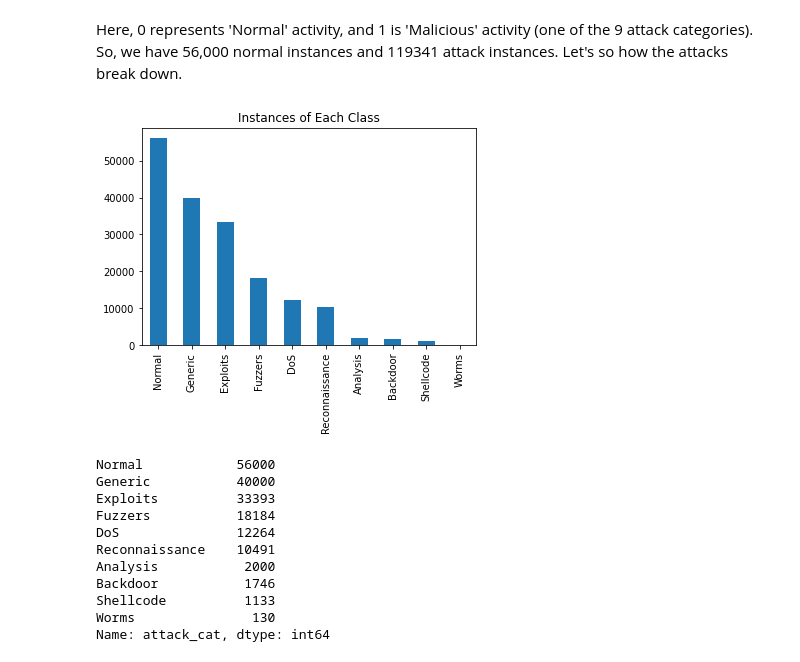
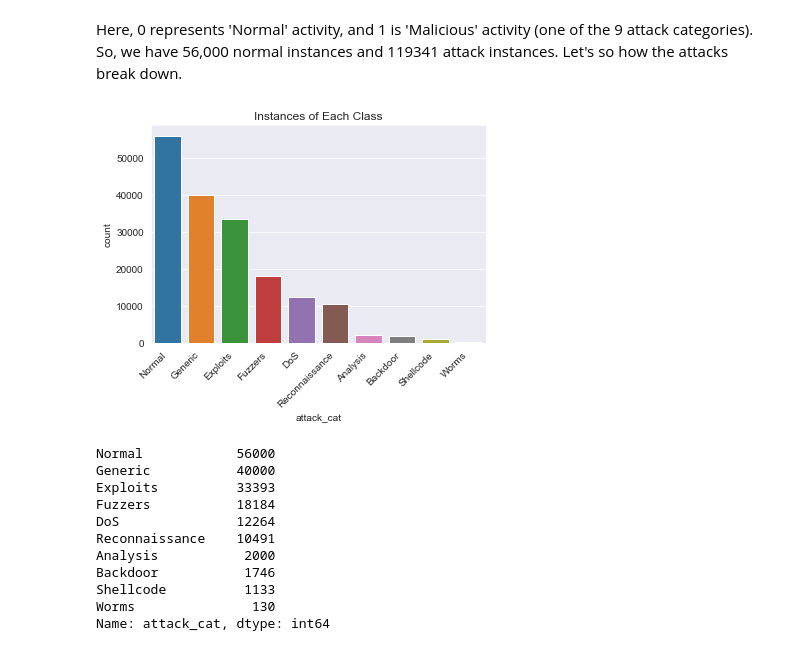
Before and after one commit to pvan1/DATA-606-Capstone, a Jupyter notebook: capstone-phase1.ipynb, the cells around one changed output. Cells and saved outputs as stored; diff of their text form; code cells hidden in the pictures.

```diff
--- a/capstone-phase1.ipynb
+++ b/capstone-phase1.ipynb
@@ -131,5 +131,12 @@ We can see that most features have most of their instances at or near zero and r
 # %% [markdown]
 Let's see the distribution of labels and classes.
 # %%
-_ = training_data['label'].value_counts().plot(kind='bar', title='Normal or Malware')
+#_ = training_data['label'].value_counts().plot(kind='bar', title='Normal or Malware')
+#plt.figure(figsize=(10,5))
+sns.set_style('darkgrid')
+label_plt = sns.countplot(x='label', data=training_data)
+label_plt.set_title('Normal or Malware')
+label_plt.set_xticklabels(['normal', 'atttack'])
+plt.savefig('./images/label_dist.png', dpi=300, bbox_inches='tight')
+plt.show()
 # %% [output]
@@ -143,9 +150,16 @@ Name: label, dtype: int64
 # %% [markdown]
 Here, 0 represents 'Normal' activity, and 1 is 'Malicious' activity (one of the 9 attack categories). So, we have 56,000 normal instances and 119341 attack instances. Let's so how the attacks break down.
 # %%
-_ = training_data['attack_cat'].value_counts().plot(kind='bar', title='Instances of Each Class')
+#_ = training_data['attack_cat'].value_counts().plot(kind='bar', title='Instances of Each Class')
+desc_cats = training_data['attack_cat'].value_counts().index
+sns.set_style('darkgrid')
+cat_plt = sns.countplot(x='attack_cat', data=training_data, order=desc_cats)
+cat_plt.set_title('Instances of Each Class')
+cat_plt.set_xticklabels(cat_plt.get_xticklabels(), rotation=45, horizontalalignment='right')
+plt.savefig('./images/cat_dist.png', dpi=300, bbox_inches='tight')
+plt.show()
 # %% [output]
-[figure, old version]
+[figure, new version]
 # %%
 training_data['attack_cat'].value_counts()
 # %% [output]
```
Also changed, not shown: parts of 17 cells of this notebook.
